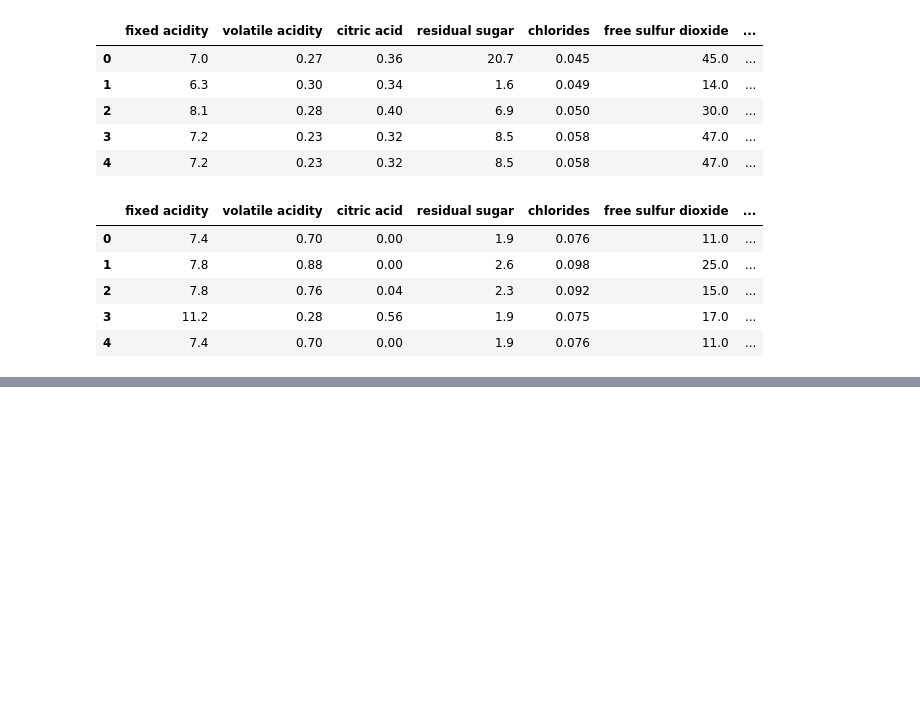
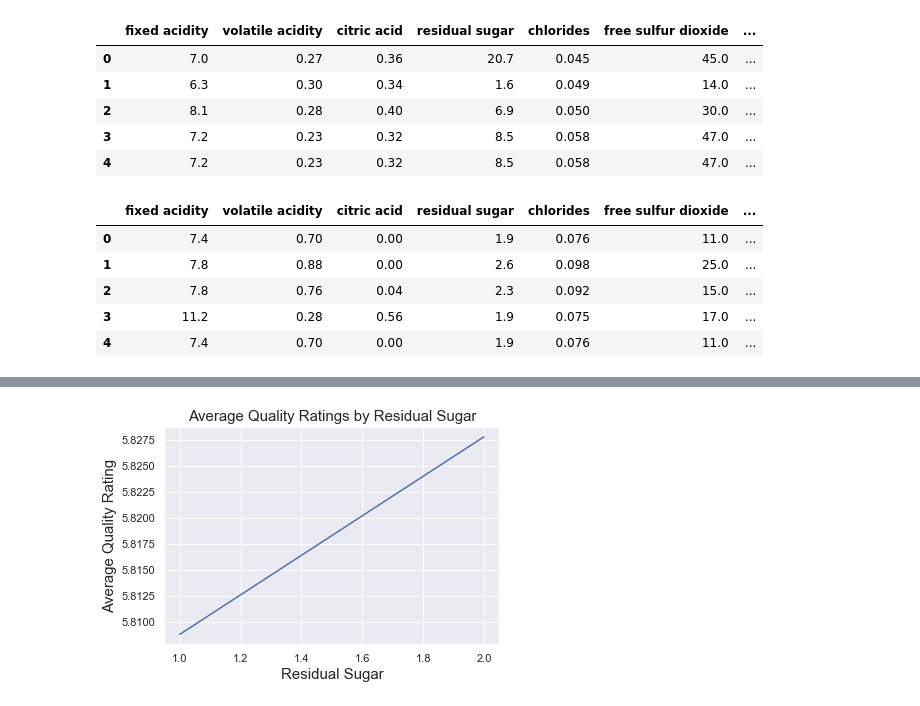
Before and after one commit to uminomuneaki/Dataset_Investigation_UCL_Wine_Dataset, a Jupyter notebook: Wine Quality.ipynb, the cells around one changed output, grey strips where cells are left out. Cells and saved outputs as stored; diff of their text form; code cells hidden in the pictures; blank space fills up the shorter version.

```diff
--- a/Wine Quality.ipynb
+++ b/Wine Quality.ipynb
@@ -97,0 +228,10 @@ print(time.time() - start, 'seconds')
+# %%
+locations = np.array([1, 2])
+height = np.array([5.808800743724822, 5.82782874617737])
+plt.plot(locations, height)
+
+plt.title('Average Quality Ratings by Residual Sugar' , fontsize = 15)
+plt.xlabel('Residual Sugar' , fontsize = 15)
+plt.ylabel('Average Quality Rating' , fontsize = 15);
+# %% [output]
+[figure, added]
```
Also changed, not shown: parts of 32 cells of this notebook.
